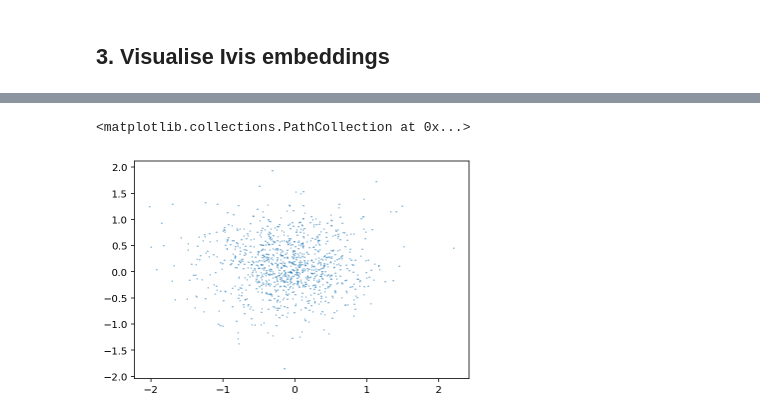
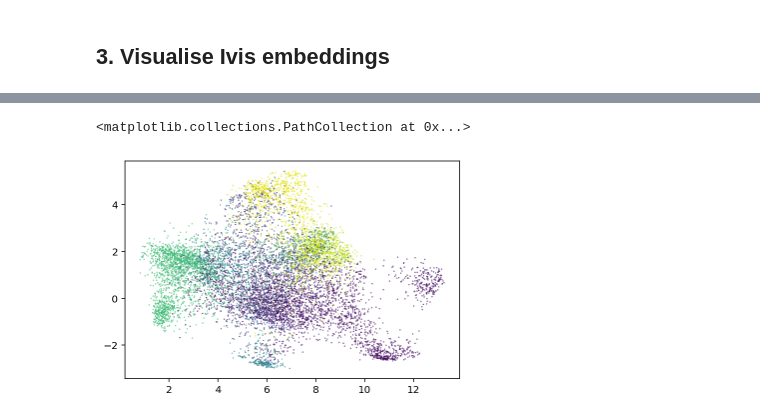
Before and after one commit to beringresearch/ivis, a Jupyter notebook: notebooks/introduction_to_dimensionality_reduction_using_ivis.ipynb, the cells around one changed output, grey strips where cells are left out. Drawn from its saved outputs; the diff is of its cells as text; code cells hidden in the pictures.

```diff
--- a/notebooks/introduction_to_dimensionality_reduction_using_ivis.ipynb
+++ b/notebooks/introduction_to_dimensionality_reduction_using_ivis.ipynb
@@ -38,4 +37,7 @@ rcv1.data.shape
 # %% [output]
 (804414, 47236)
 # %%
-X, y = resample(rcv1.data, rcv1.target, replace=False, n_samples=1000, random_state=1234)
+N_SAMPLES = 10000 # number of subsamples. Increase or decrease depending on your hardware.
+
+X, y = resample(rcv1.data, rcv1.target, replace=False,
+                n_samples=N_SAMPLES, random_state=1234)
@@ -42,3 +57,5 @@ X, y = resample(rcv1.data, rcv1.target, replace=False, n_samples=1000, random_st
+# %%
+X = TruncatedSVD(n_components=150).fit_transform(X)
 # %% [markdown]
 ## 2. Dimensionality reduction using Ivis
 # %%
@@ -75,5 +98,5 @@ embeddings = ivis.transform(X)
 # %%
-plt.scatter(embeddings[:, 0], embeddings[:, 1], s=0.1)
+plt.scatter(embeddings[:, 0], embeddings[:, 1], s=0.1, c=np.argmax(y.toarray(), axis=1))
 # %% [output]
 <matplotlib.collections.PathCollection at 0x...>
-[figure, old version]
+[figure, new version]
```
Also changed, not shown: parts of 13 cells of this notebook, 1 other file.
